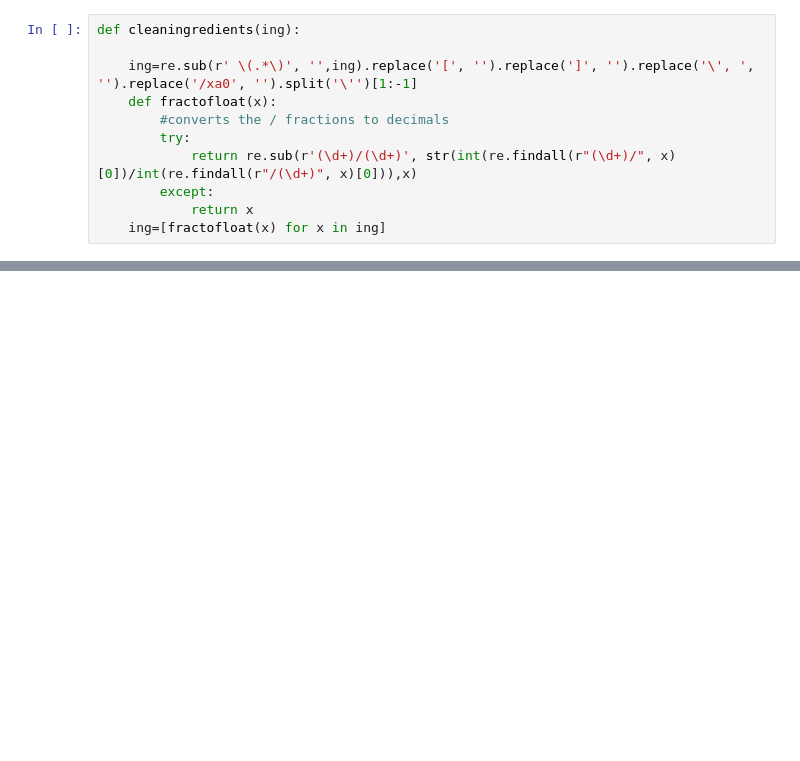
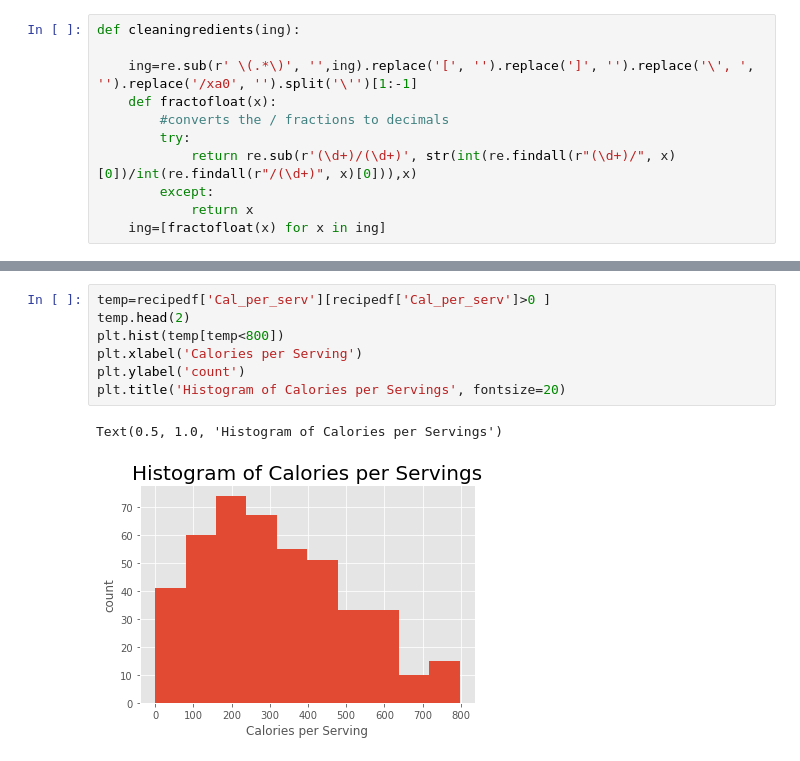
Before and after one commit to gabbyklein1/NYCDSA-Project1, a Jupyter notebook: project1git/FNdatacleaner.ipynb, the cells around one changed output, grey strips where cells are left out. Saved outputs shown, nothing was run; the diff lists cells and outputs as text; blank space fills up the shorter version.

```diff
--- a/project1git/FNdatacleaner.ipynb
+++ b/project1git/FNdatacleaner.ipynb
@@ -226,0 +427,10 @@ True
+# %%
+temp=recipedf['Cal_per_serv'][recipedf['Cal_per_serv']>0 ]
+temp.head(2)
+plt.hist(temp[temp<800])
+plt.xlabel('Calories per Serving')
+plt.ylabel('count')
+plt.title('Histogram of Calories per Servings', fontsize=20)
+# %% [output]
+Text(0.5, 1.0, 'Histogram of Calories per Servings')
+[figure, added]
```
Also changed, not shown: parts of 40 cells of this notebook, 4 other files.
